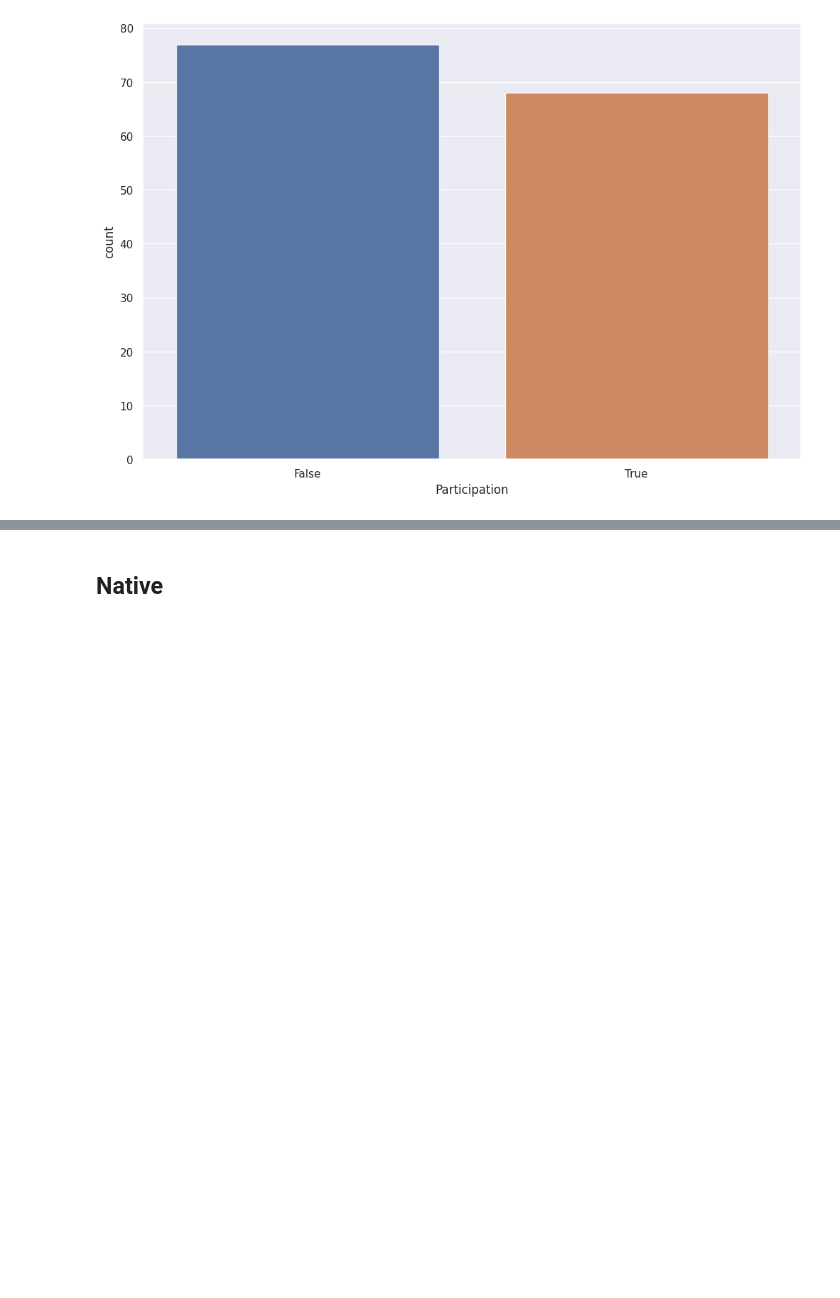
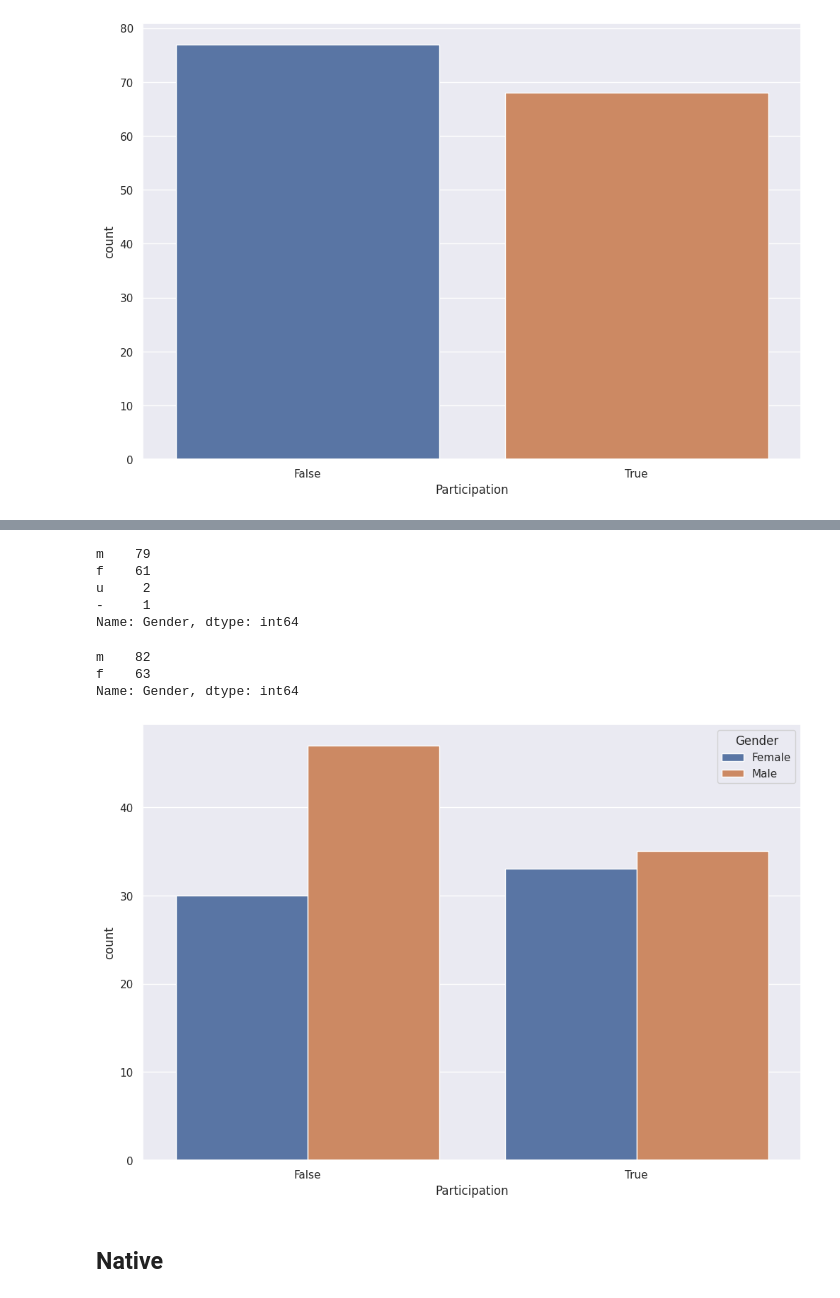
Before and after one commit to modernpacifist/komsomolsk-on-amur-comment-analysis, a Jupyter notebook: KomsomolskOnAmurCommentAnalysis.ipynb, the cells around one changed output, grey strips where cells are left out. Saved outputs shown, nothing was run; the diff lists cells and outputs as text; code cells hidden in the pictures; blank space fills up the shorter version.

```diff
--- a/KomsomolskOnAmurCommentAnalysis.ipynb
+++ b/KomsomolskOnAmurCommentAnalysis.ipynb
@@ -463,2 +435,22 @@ ServerSelectionTimeoutError: ignored
+# %%
+df['Gender'].value_counts()
+# %% [output]
+m    79
+f    61
+u     2
+-     1
+Name: Gender, dtype: int64
+# %%
+df.at[3, 'Gender'] = 'f'
+df.at[31, 'Gender'] = 'm'
+df.at[82, 'Gender'] = 'f'
+df.at[83, 'Gender'] = 'm'
+df.at[92, 'Gender'] = 'm'
+# %%
+df['Gender'].value_counts()
+# %% [output]
+m    82
+f    63
+Name: Gender, dtype: int64
 # %%
-df['Gender'] = df['ContactName'].map(lambda x: GDETECTOR.get_gender(x))
+df['Gender'] = df['Gender'].apply(lambda x: 'Female' if x == 'f'  else 'Male')
@@ -467,7 +457,9 @@ df['Gender']
 # %%
 plt.figure(figsize=(12, 8))
-sns.countplot(x=df['Participation', ])
+sns.countplot(x='Participation', hue='Gender', data=df)
 plt.show()
+# %% [output]
+[figure, added]
 # %% [markdown]
 ## Native
 # %%
```
Also changed, not shown: parts of 15 cells of this notebook.
